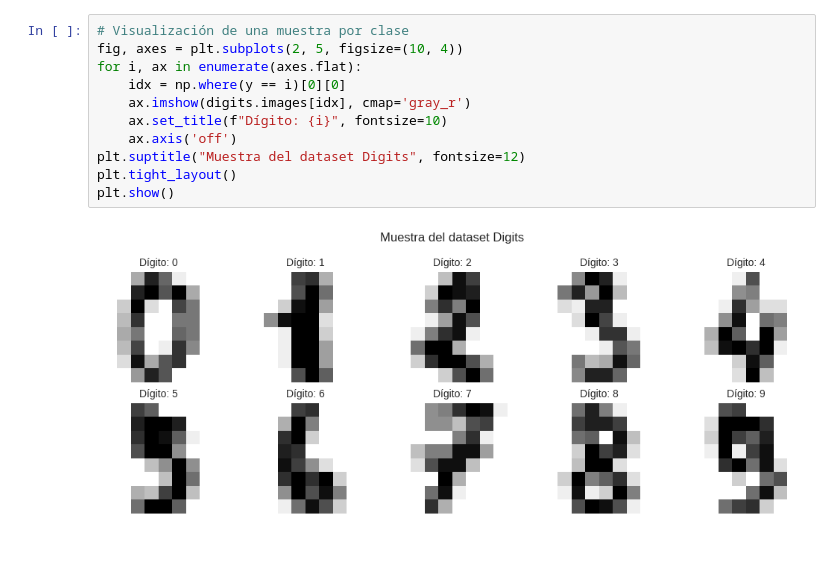
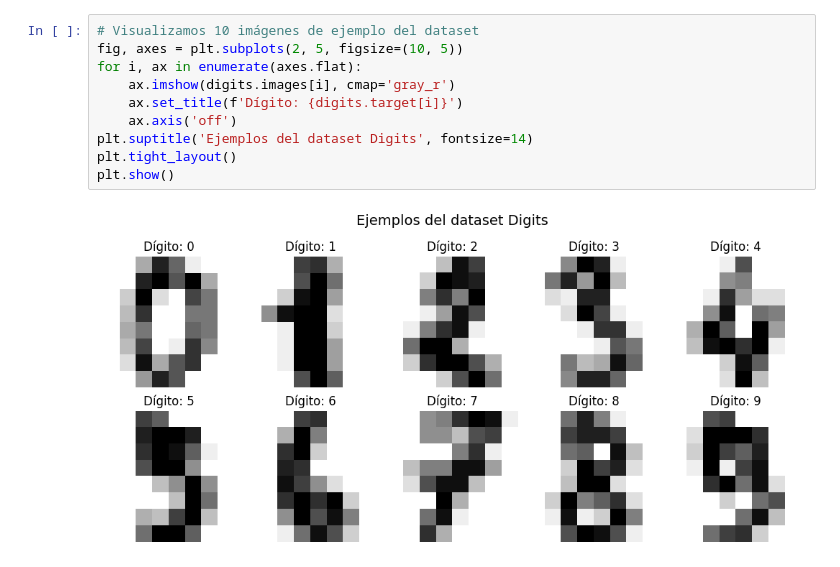
Before and after one commit to richiv4r3-crypto/MineriaDeDatos, a Jupyter notebook: Clasificación_de_Dígitos_Manuscritos.ipynb, the cells around one changed output. Drawn from its saved outputs; the diff is of its cells as text.

```diff
--- a/Clasificación_de_Dígitos_Manuscritos.ipynb
+++ b/Clasificación_de_Dígitos_Manuscritos.ipynb
@@ -19,13 +33,12 @@ y = digits.target
 # %%
-# Visualización de una muestra por clase
-fig, axes = plt.subplots(2, 5, figsize=(10, 4))
+# Visualizamos 10 imágenes de ejemplo del dataset
+fig, axes = plt.subplots(2, 5, figsize=(10, 5))
 for i, ax in enumerate(axes.flat):
-    idx = np.where(y == i)[0][0]
-    ax.imshow(digits.images[idx], cmap='gray_r')
-    ax.set_title(f"Dígito: {i}", fontsize=10)
+    ax.imshow(digits.images[i], cmap='gray_r')
+    ax.set_title(f'Dígito: {digits.target[i]}')
     ax.axis('off')
-plt.suptitle("Muestra del dataset Digits", fontsize=12)
+plt.suptitle('Ejemplos del dataset Digits', fontsize=14)
 plt.tight_layout()
 plt.show()
 # %% [output]
-[figure, old version]
+[figure, new version]
```
Also changed, not shown: parts of 28 cells of this notebook.
